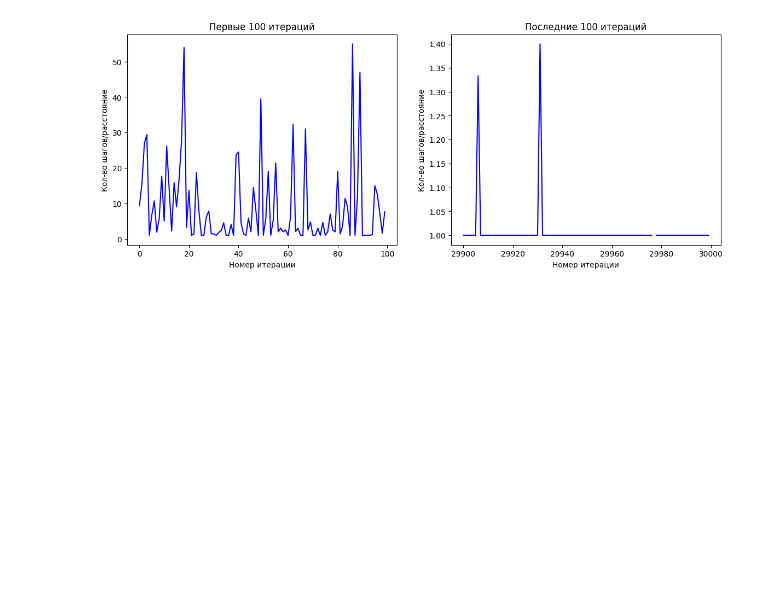
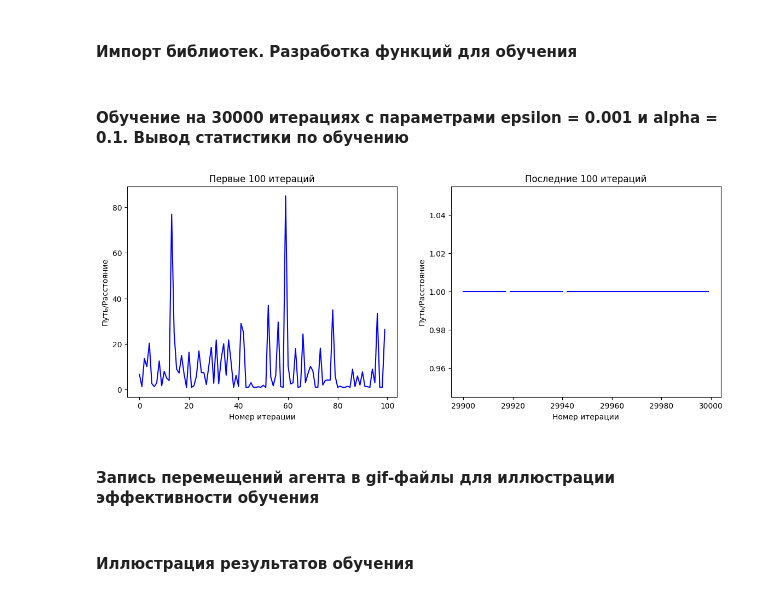
Before and after one commit to sergeysobolev-spbu/aiml-application-course-2025, a Jupyter notebook: Q-learning.ipynb, the cells around one changed output. Drawn from its saved outputs; the diff is of its cells as text; code cells hidden in the pictures; blank space fills up the shorter version.

Commit message:
Добавление описания в файл Q-learning.ipynb

```diff
--- a/Q-learning.ipynb
+++ b/Q-learning.ipynb
@@ -1 +5,3 @@
+# %% [markdown]
+#### Импорт библиотек. Разработка функций для обучения
 # %%
@@ -92,28 +100,32 @@ def q_learning(episodes:int, epsilon:float, alpha:float):
     df['steps/distance'] = df['steps'] / df['distance']
 
     return df, states
+# %% [markdown]
+#### Обучение на 30000 итерациях с параметрами epsilon = 0.001 и alpha = 0.1. Вывод статистики по обучению
 # %%
 # Обучение
-df, states = q_learning(30000, 0.01, 0.1)
+df, states = q_learning(30000, 0.001, 0.1)
 
 fig, axs = plt.subplots(1, 2, figsize=(14, 5))  # 1 строка, 2 столбца
 
 # Создание первого графика
 axs[0].plot(df['id'].head(100), df['steps/distance'].head(100), 'b-')
 axs[0].set_title('Первые 100 итераций')
 axs[0].set_xlabel('Номер итерации')
-axs[0].set_ylabel('Кол-во шагов/расстояние')
+axs[0].set_ylabel('Путь/Расстояние')
 
 # Создание второго графика
 axs[1].plot(df['id'].tail(100), df['steps/distance'].tail(100), 'b-')
 axs[1].set_title('Последние 100 итераций')
 axs[1].set_xlabel('Номер итерации')
-axs[1].set_ylabel('Кол-во шагов/расстояние')
+axs[1].set_ylabel('Путь/Расстояние')
 
 # Показать графики
 plt.show()
 # %% [output]
-[figure, old version]
+[figure, new version]
+# %% [markdown]
+#### Запись перемещений агента в gif-файлы для иллюстрации эффективности обучения
 # %%
 # Инициализация графика
 fig, ax = plt.subplots(figsize=(8, 8))
@@ -188,6 +200,8 @@ ani = FuncAnimation(fig, update, frames=len(states[-1000:]), init_func=init, bli
 # Сохранение анимации в формате GIF с использованием Pillow
 ani.save('last_1000_steps.gif', writer='pillow', fps=4)
 plt.close(fig)
+# %% [markdown]
+#### Иллюстрация результатов обучения
 # %%
 # Создание HTML-кода для отображения GIF
 html_code = f"""
```
Also changed, not shown: parts of 4 cells of this notebook.
